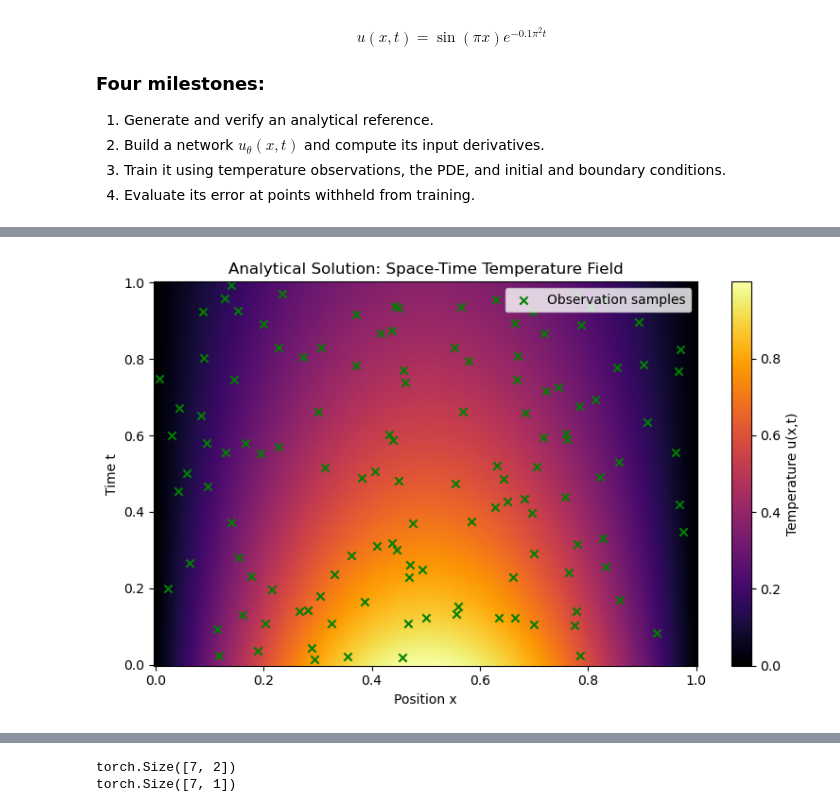
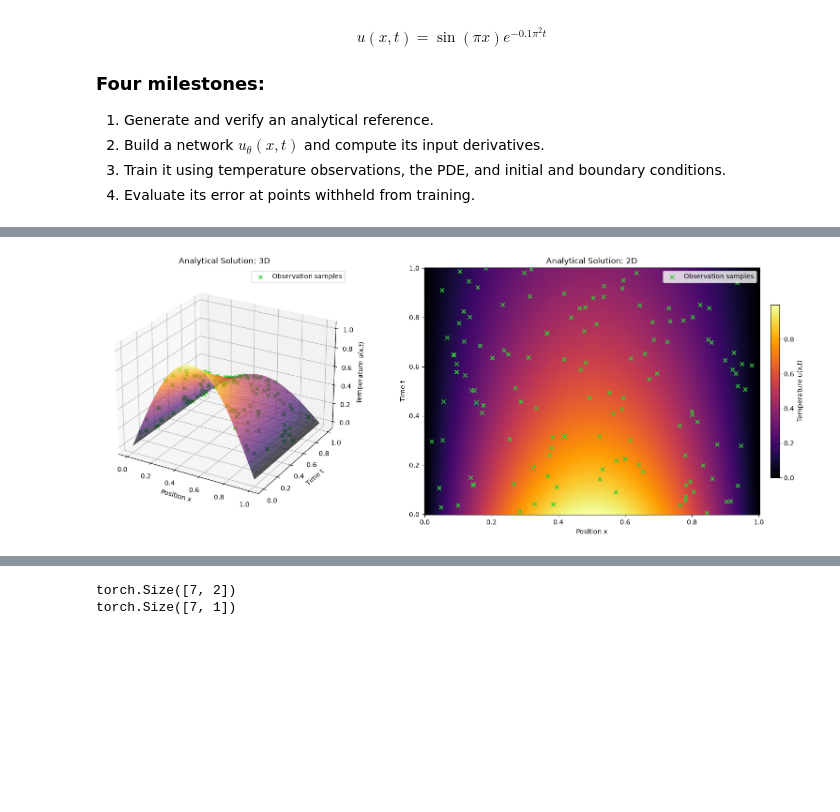
Before and after one commit to TensorFluids/HeatEq-PINN, a Jupyter notebook: notebook.ipynb, the cells around one changed output, grey strips where cells are left out. Saved outputs shown, nothing was run; the diff lists cells and outputs as text; code cells hidden in the pictures; blank space fills up the shorter version.

```diff
--- a/notebook.ipynb
+++ b/notebook.ipynb
@@ -80,25 +85,58 @@ print(xt_obs[:5])
 # %%
+# plotting the sampled points on the analytical solution field
+
 x = np.linspace(0, 1, 200)
-t = np.linspace(0,1,200)
-
-X, T = np.meshgrid(x,t)
-
+t = np.linspace(0, 1, 200)
+X, T = np.meshgrid(x, t)
 U = u_exact(X, T)
 
+fig = plt.figure(figsize=(16, 6), layout="constrained")
 
-plt.figure(figsize=(8,5))
-plt.pcolormesh(X, T, U, shading="auto", cmap="inferno")
+# 3D surface
+ax1 = fig.add_subplot(1, 2, 1, projection="3d")
 
-plt.colorbar(label="Temperature u(x,t)")
+surface = ax1.plot_surface(X, T, U, cmap="inferno", alpha=0.7)
+ax1.scatter(
+    x_obs.ravel(),
+    t_obs.ravel(),
+    u_obs.ravel(),
+    color="limegreen",
+    marker="x",
+    s=30,
+    depthshade=False,
+    label="Observation samples",
+)
 
-plt.scatter(x_obs, t_obs, c="green", marker="x", label="Observation samples")
-plt.legend(loc="upper right")
-plt.xlabel("Position x")
-plt.ylabel("Time t")
-plt.title("Analytical Solution: Space-Time Temperature Field")
-plt.tight_layout()
+ax1.set_xlabel("Position x")
+ax1.set_ylabel("Time t")
+ax1.set_zlabel("Temperature u(x,t)")
+ax1.set_title("Analytical Solution: 3D")
+ax1.view_init(elev=25, azim=-60)
+ax1.legend(loc="upper right")
+
+# fig.colorbar(surface, ax=ax1, shrink=0.7, pad=0.1, label="Temperature u(x,t)")
+
+# 2D field
+ax2 = fig.add_subplot(1, 2, 2)
+
+field = ax2.pcolormesh(X, T, U, shading="auto", cmap="inferno")
+ax2.scatter(
+    x_obs.ravel(),
+    t_obs.ravel(),
+    color="limegreen",
+    marker="x",
+    label="Observation samples",
+)
+
+ax2.set_xlabel("Position x")
+ax2.set_ylabel("Time t")
+ax2.set_title("Analytical Solution: 2D")
+ax2.legend(loc="upper right")
+
+fig.colorbar(field, ax=ax2, shrink=0.7, pad=0.02, label="Temperature u(x,t)")
+
 plt.show()
 # %% [output]
-[figure, old version]
+[figure, new version]
 # %%
 ## Sampling initial conditions
```
Also changed, not shown: parts of 23 cells of this notebook, 1 other file.
